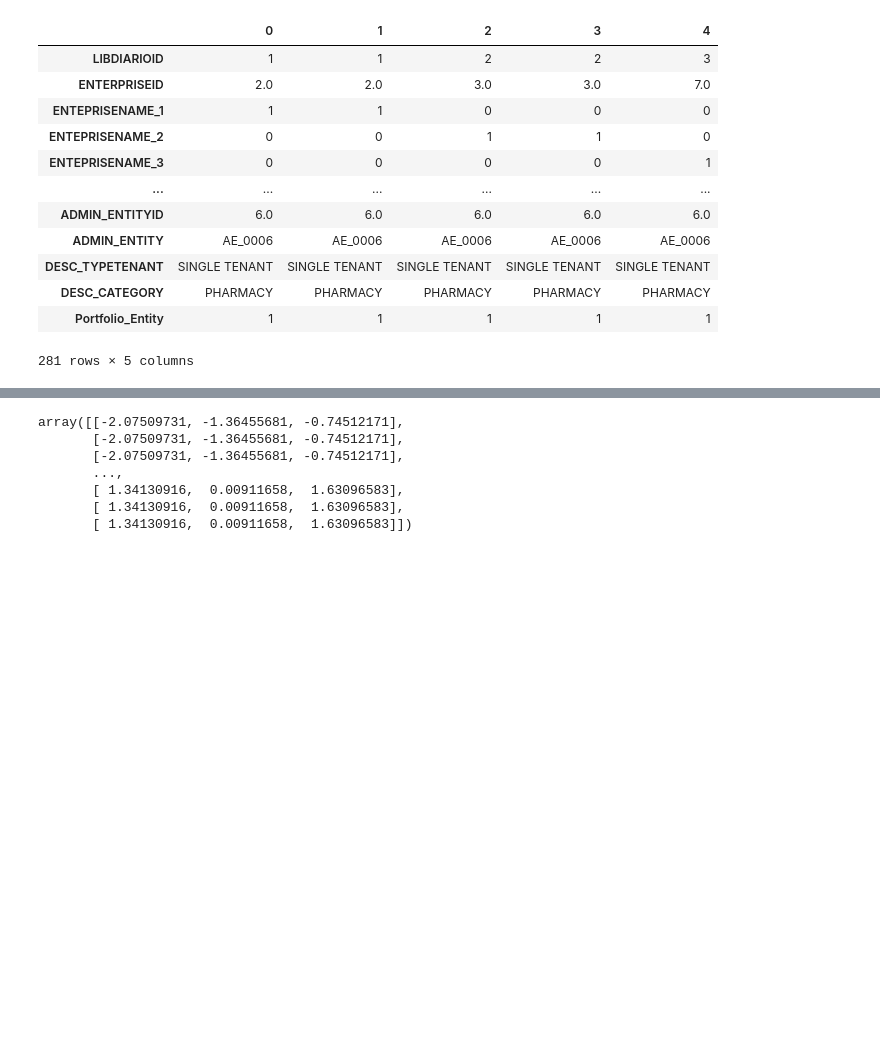
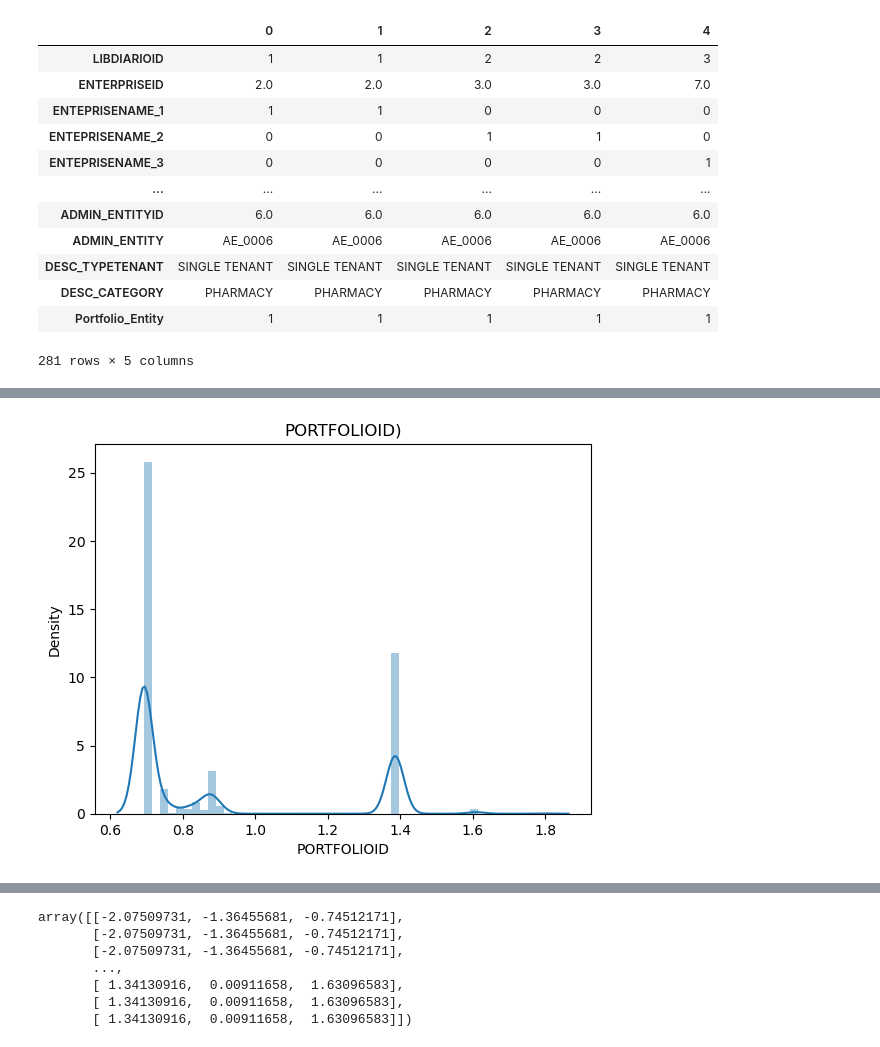
Before and after one commit to DimarFernandez/FinanceV1, a Jupyter notebook: NOTEBOOKS/09-Feature_Engineering.ipynb, the cells around one changed output, grey strips where cells are left out. Drawn from its saved outputs; the diff is of its cells as text; code cells hidden in the pictures; blank space fills up the shorter version.

```diff
--- a/NOTEBOOKS/09-Feature_Engineering.ipynb
+++ b/NOTEBOOKS/09-Feature_Engineering.ipynb
@@ -422,9 +387,11 @@ plt.show()
 # %%
-je_data['Distance (KM)'] =  np.log1p(je_data['PORTFOLIOID'])
+je_data['PORTFOLIOID'] =  np.log1p(je_data['PORTFOLIOID'])
 sns.distplot(je_data['PORTFOLIOID'])
 plt.title("PORTFOLIOID)")
 plt.savefig("hist_trans.png")
 plt.show()
+# %% [output]
+[figure, added]
 # %%
 #Create feature interest
 je_data['NETV2'] = je_data['DEBIT'] - je_data['CREDIT']
```
Also changed, not shown: parts of 13 cells of this notebook.
